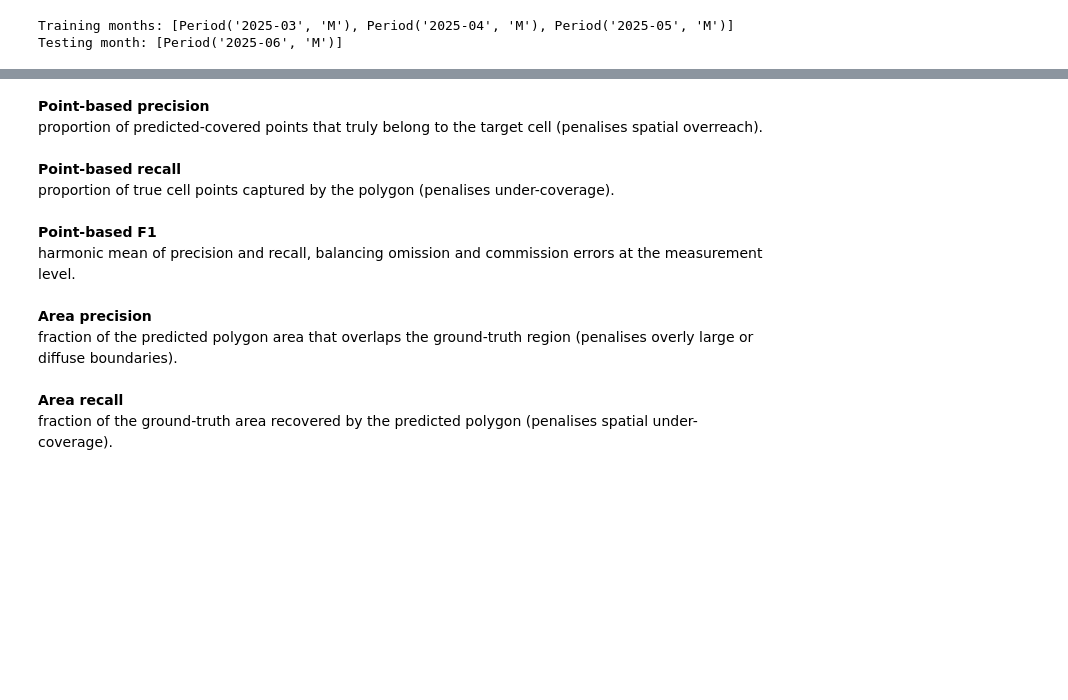
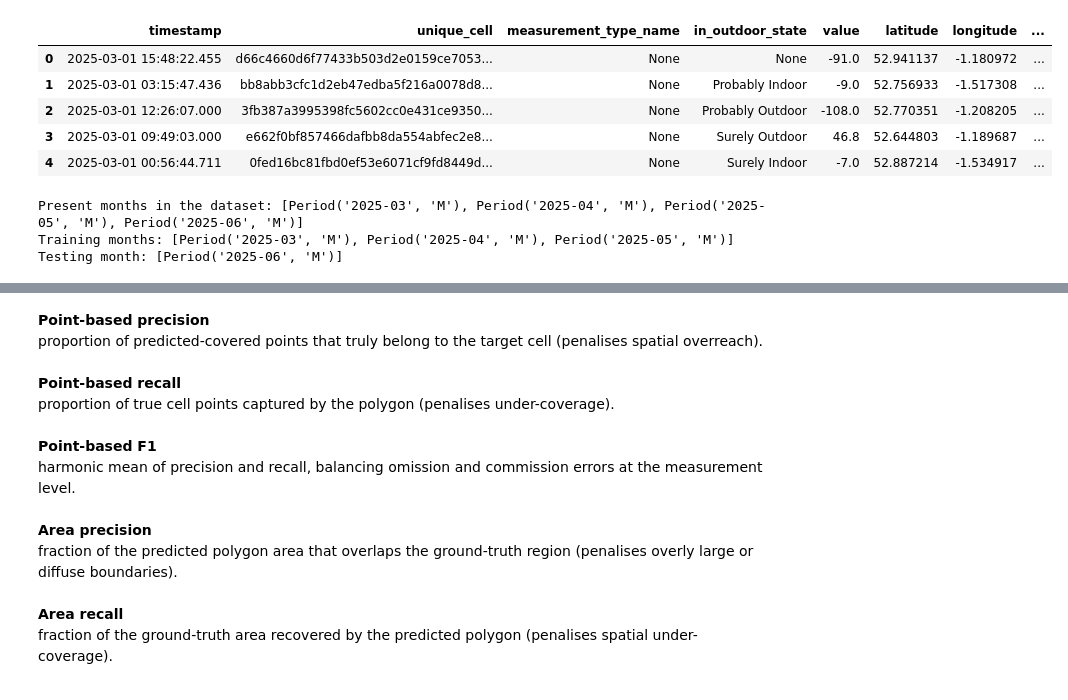
Before and after one commit to Tom3man/crowd-source-mobile-coverage, a Jupyter notebook: notebooks/evaluating.ipynb, the cells around one changed output, grey strips where cells are left out. Drawn from its saved outputs; the diff is of its cells as text; code cells hidden in the pictures; blank space fills up the shorter version.

```diff
--- a/notebooks/evaluating.ipynb
+++ b/notebooks/evaluating.ipynb
@@ -19,8 +18,19 @@ Try using .loc[row_indexer,col_indexer] = value instead
 
 See the caveats in the documentation: https://pandas.pydata.org/pandas-docs/stable/user_guide/indexing.html#returning-a-view-versus-a-copy
   df['month'] = pd.to_datetime(df['timestamp']).dt.to_period('M')
+# %%
+np_df.head()
+# %% [output]
+|  | timestamp | unique_cell | measurement_type_name | in_outdoor_state | value | latitude | longitude | ... |
+| 0 | 2025-03-01 15:48:22.455 | d66c4660d6f77433b503d2e0159ce7053... | None | None | -91.0 | 52.941137 | -1.180972 | ... |
+| 1 | 2025-03-01 03:15:47.436 | bb8abb3cfc1d2eb47edba5f216a0078d8... | None | Probably Indoor | -9.0 | 52.756933 | -1.517308 | ... |
+| 2 | 2025-03-01 12:26:07.000 | 3fb387a3995398fc5602cc0e431ce9350... | None | Probably Outdoor | -108.0 | 52.770351 | -1.208205 | ... |
+| 3 | 2025-03-01 09:49:03.000 | e662f0bf857466dafbb8da554abfec2e8... | None | Surely Outdoor | 46.8 | 52.644803 | -1.189687 | ... |
+| 4 | 2025-03-01 00:56:44.711 | 0fed16bc81fbd0ef53e6071cf9fd8449d... | None | Surely Indoor | -7.0 | 52.887214 | -1.534917 | ... |
 # %%
 present_months = sorted(np_df['month'].unique())
+
+print(f'Present months in the dataset: {present_months}')
 
 train_months = present_months[:-1]
 test_months = present_months[-1:]
@@ -28,6 +38,7 @@ test_months = present_months[-1:]
 print(f"Training months: {train_months}")
 print(f"Testing month: {test_months}")
 # %% [output]
+Present months in the dataset: [Period('2025-03', 'M'), Period('2025-04', 'M'), Period('2025-05', 'M'), Period('2025-06', 'M')]
 Training months: [Period('2025-03', 'M'), Period('2025-04', 'M'), Period('2025-05', 'M')]
 Testing month: [Period('2025-06', 'M')]
 # %%
```
Also changed, not shown: parts of 9 cells of this notebook, 18 other files.
